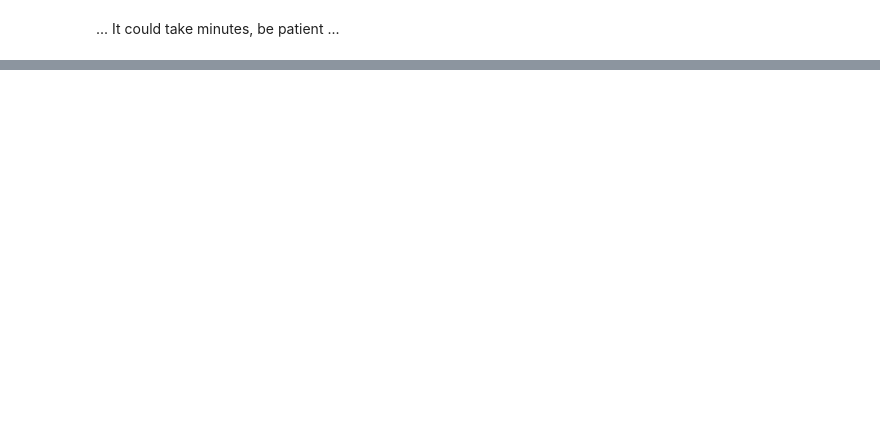
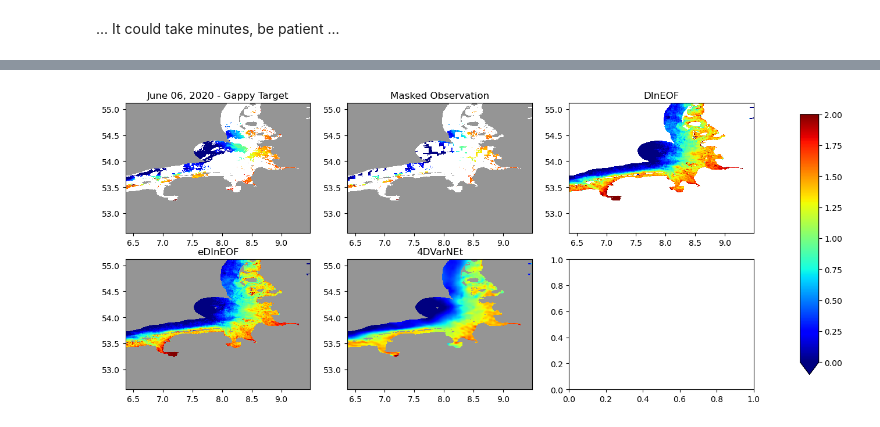
Before and after one commit to CIA-Oceanix/4dvarnet-turbiditymapping, a Jupyter notebook: turbidity_output_analysis.ipynb, the cells around one changed output, grey strips where cells are left out. Cells and saved outputs as stored; diff of their text form; code cells hidden in the pictures; blank space fills up the shorter version.

```diff
--- a/turbidity_output_analysis.ipynb
+++ b/turbidity_output_analysis.ipynb
@@ -28,14 +236,2 @@ Process Datas :
 # %% [markdown]
  ... It could take minutes, be patient ...
-# %%
-# We import the libraries needed for the pipeline
-
-import xarray as xr
-import matplotlib.pyplot as plt
-import numpy as np
-import scipy.sparse.linalg as sp
-import matplotlib.animation as animation
-import warnings
-plt.rcParams["animation.html"] = "jshtml"
-plt.rcParams['figure.dpi'] = 150
-plt.ioff()
@@ -119,9 +354,7 @@ def eDInEOF(X, mask_miss, mask_test, dt=1, alpha=1.e-2 , s_=5, k=1, iter_=1000):
 # %%
 #This cell is to prepare for computing DInEOF and eDInEOF
+start = time.time()#to measure computing time of DInEOF
 var = 'SPM'
-
-start_date='2020-06-01'
-end_date='2020-06-26'
 
 #OSE
 data = xr.open_dataset('data/Obs_SPM_log10_aNam_removed_50percent_patch_again.nc').sel(time=slice(start_date,end_date)) #Gappy observations
@@ -234,81 +500,65 @@ print("RE 4DVarNEt: ",RE_4DVarNet)
 #We load the land mask and the satelite observations
 
 land_mask=xr.open_dataset('data/land_mask_OSE.nc')
-GT = xr.open_dataset('data/Obs_SPM_log10_aNam.nc').sel(time=slice(start_date,end_date))
+GT = data_CMEMS.sel(time=slice(start_date,end_date))
 # %%
 #plot all algorithms for some specific days
-rang_min=5#220,130
-rang_max=rang_min+1
-step=1
-
-lon = GT.lon
-lat = GT.lat
-
-nlat=lat.size
-nlon=lon.size
+t=156# the time index (which day you want to plot)
 
 # transpose land_mask
 land_mask_transposed = land_mask.transpose('lat', 'lon')
 
-
-v_min=0.0#np.min(data.tgt[rang_min:rang_max:10])
-v_max=2.0#np.max(data.tgt[rang_min:rang_max:10])
 
 plots_path='plots'
 import os
 if not os.path.exists(plots_path):
     os.makedirs(plots_path)
 
-for t in range(rang_min, rang_max, step):
-    fig, axes = plt.subplots(2, 3, figsize=(4 * 4, 2 * 4 * (nlat / nlon)))  # Adjust size as needed for 2 rows, 3 columns
+fig, axes = plt.subplots(2, 3, figsize=(4 * 4, 2 * 4 * (nlat / nlon)))  # Adjust size as needed for 2 rows, 3 columns
 
 
-    # First subplot (Row 1, Column 1)
-    mappable0 = axes[0, 0].pcolormesh(lon, lat, data4DVarnet.tgt[t], cmap='jet', vmin=v_min, vmax=v_max)
-    axes[0, 0].pcolormesh(lon, lat, land_mask.mask, cmap='Greys', vmin=0, vmax=2)
-    axes[0, 0].set_title(GT.time[t].dt.strftime("%B %d, %Y").values + " - Gappy Target")
+# First subplot (Row 1, Column 1)
+mappable0 = axes[0, 0].pcolormesh(lon, lat, data4DVarnet.tgt[t], cmap='jet', vmin=v_min, vmax=v_max)
+axes[0, 0].pcolormesh(lon, lat, land_mask.mask, cmap='Greys', vmin=0, vmax=2)
+axes[0, 0].set_title(GT.time[t].dt.strftime("%B %d, %Y").values + " - Gappy Target")
 
 
-    # Second subplot (Row 1, Column 2)
-    mappable1 = axes[0, 1].pcolormesh(lon, lat, data4DVarnet.inp[t], cmap='jet', vmin=v_min, vmax=v_max)
-    axes[0, 1].pcolormesh(lon, lat, land_mask.mask, cmap='Greys', vmin=0, vmax=2)
-    axes[0, 1].set_title("Simulated Observation")
+# Second subplot (Row 1, Column 2)
+mappable1 = axes[0, 1].pcolormesh(lon, lat, data4DVarnet.inp[t], cmap='jet', vmin=v_min, vmax=v_max)
+axes[0, 1].pcolormesh(lon, lat, land_mask.mask, cmap='Greys', vmin=0, vmax=2)
+axes[0, 1].set_title("Masked Observation")
 
 
-    # Third subplot (Row 1, Column 3)
-    # If you have a third type of data for this row, use it here
-    # Example:
-    mappable2 = axes[0, 2].pcolormesh(lon, lat, rec_DInEOF.SPM.values[t], cmap='jet', vmin=v_min, vmax=v_max)
-    axes[0, 1].pcolormesh(lon, lat, land_mask.mask, cmap='Greys', vmin=0, vmax=2)
-    axes[0, 2].set_title("DInEOF")
+# Third subplot (Row 1, Column 3)
+# If you have a third type of data for this row, use it here
+# Example:
+mappable2 = axes[0, 2].pcolormesh(lon, lat, rec_DInEOF.SPM.values[t], cmap='jet', vmin=v_min, vmax=v_max)
+axes[0, 1].pcolormesh(lon, lat, land_mask.mask, cmap='Greys', vmin=0, vmax=2)
+axes[0, 2].set_title("DInEOF")
 
 
-    # Fourth subplot (Row 2, Column 1)
-    mappable3 = axes[1, 0].pcolormesh(lon, lat, rec_eDInEOF.SPM.values[t], cmap='jet', vmin=v_min, vmax=v_max)
-    axes[1, 0].pcolormesh(lon, lat, land_mask.mask, cmap='Greys', vmin=0, vmax=2)
-    axes[1, 0].set_title("eDInEOF")
+# Fourth subplot (Row 2, Column 1)
+mappable3 = axes[1, 0].pcolormesh(lon, lat, rec_eDInEOF.SPM.values[t], cmap='jet', vmin=v_min, vmax=v_max)
+axes[1, 0].pcolormesh(lon, lat, land_mask.mask, cmap='Greys', vmin=0, vmax=2)
+axes[1, 0].set_title("eDInEOF")
 
 
-    # Fifth subplot (Row 2, Column 2)
-    mappable4 = axes[1, 1].pcolormesh(lon, lat, data4DVarnet.out[t], cmap='jet', vmin=v_min, vmax=v_max)
-    axes[1, 1].pcolormesh(lon, lat, land_mask.mask, cmap='Greys', vmin=0, vmax=2)
-    axes[1, 1].set_title("4DVarNEt")
+# Fifth subplot (Row 2, Column 2)
+mappable4 = axes[1, 1].pcolormesh(lon, lat, data4DVarnet.out[t], cmap='jet', vmin=v_min, vmax=v_max)
+axes[1, 1].pcolormesh(lon, lat, land_mask.mask, cmap='Greys', vmin=0, vmax=2)
+axes[1, 1].set_title("4DVarNEt")
 
 
-   # Sixth subplot (Row 2, Column 3)
-   #mappable5 = axes[1, 2].pcolormesh(lon, lat, data4DVarnet_Conv3D_OSSE2OSE.out[t], cmap='jet', vmin=v_min, vmax=v_max)
-   #axes[1, 2].pcolormesh(lon, lat, land_mask.mask, cmap='Greys', vmin=0, vmax=2)
-   #axes[1, 2].set_title("4DVarNEt_Conv3D_OSSE2OSE")
+# Colorbar setup
+fig.subplots_adjust(right=0.8)
+cbar_ax = fig.add_axes([0.85, 0.15, 0.02, 0.7])  # Position for the colorbar
+fig.colorbar(mappable0, cax=cbar_ax, extend='min')
 
 
-    # Colorbar setup
-    fig.subplots_adjust(right=0.8)
-    cbar_ax = fig.add_axes([0.85, 0.15, 0.02, 0.7])  # Position for the colorbar
-    fig.colorbar(mappable0, cax=cbar_ax, extend='min')
+# Save the figure
+fig.savefig(f"plots/plot_4DVarNet_vs_Unet_vs_DinEOF_SCHISM_time{t}.png", dpi=300)
 
 
-    # Save the figure
-    fig.savefig(f"plots/plot_4DVarNet_vs_Unet_vs_DinEOF_SCHISM_time{t}.png", dpi=300)
-
-
-    plt.show()
+plt.show()
+# %% [output]
+[figure, added]
```
Also changed, not shown: parts of 30 cells of this notebook, 5 other files.
